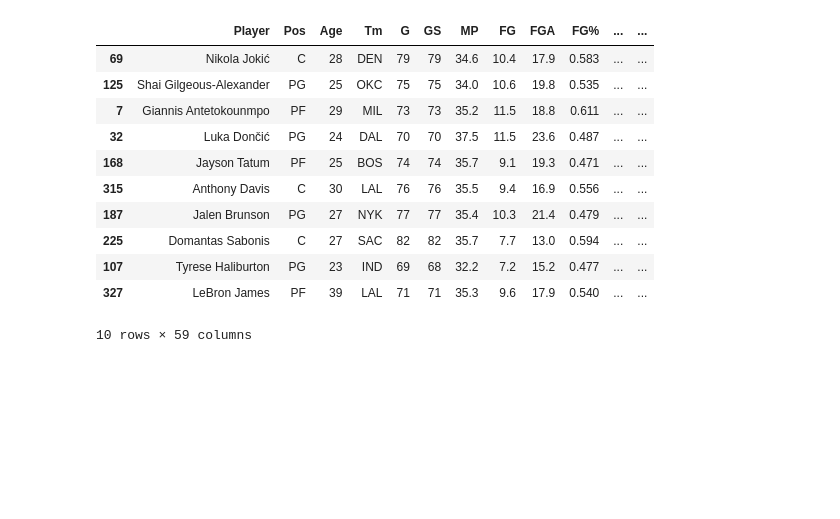
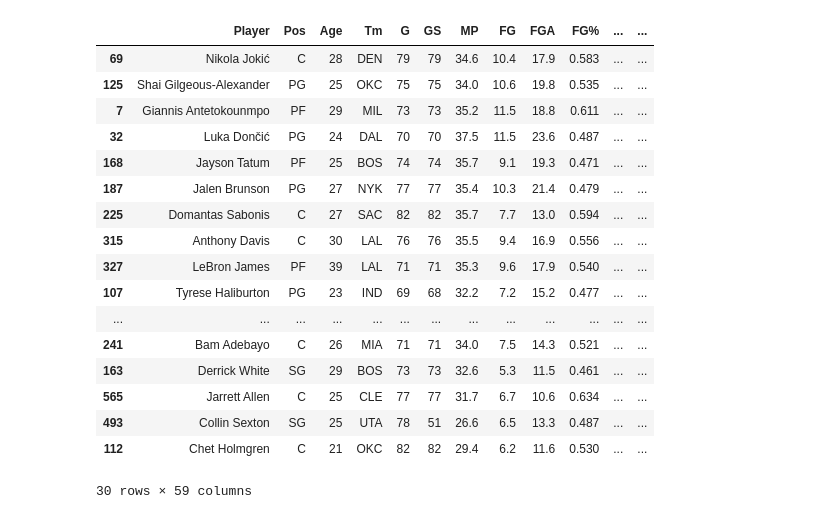
Before and after one commit to Pandabear-67/MVP_Predictor, a Jupyter notebook: MVP_Model.ipynb, the cells around one changed output. Saved outputs shown, nothing was run; the diff lists cells and outputs as text; code cells hidden in the pictures; blank space fills up the shorter version.

```diff
--- a/MVP_Model.ipynb
+++ b/MVP_Model.ipynb
@@ -73,19 +79,25 @@ predicted_winners = pd.DataFrame(predicted_winners, columns=["Predictions"], ind
 combinations_RF = pd.concat([test, predicted_winners], axis = 1)
 combinations_RF = combinations_RF.sort_values("Predictions", ascending = False)
 # %%
-combinations_RF.head(10)
+combinations_RF.head(30)
 # %% [output]
 |  | Player | Pos | Age | Tm | G | GS | MP | FG | FGA | FG% | ... | ... |
 | 69 | Nikola Jokić | C | 28 | DEN | 79 | 79 | 34.6 | 10.4 | 17.9 | 0.583 | ... | ... |
 | 125 | Shai Gilgeous-Alexander | PG | 25 | OKC | 75 | 75 | 34.0 | 10.6 | 19.8 | 0.535 | ... | ... |
 | 7 | Giannis Antetokounmpo | PF | 29 | MIL | 73 | 73 | 35.2 | 11.5 | 18.8 | 0.611 | ... | ... |
 | 32 | Luka Dončić | PG | 24 | DAL | 70 | 70 | 37.5 | 11.5 | 23.6 | 0.487 | ... | ... |
 | 168 | Jayson Tatum | PF | 25 | BOS | 74 | 74 | 35.7 | 9.1 | 19.3 | 0.471 | ... | ... |
-| 315 | Anthony Davis | C | 30 | LAL | 76 | 76 | 35.5 | 9.4 | 16.9 | 0.556 | ... | ... |
 | 187 | Jalen Brunson | PG | 27 | NYK | 77 | 77 | 35.4 | 10.3 | 21.4 | 0.479 | ... | ... |
 | 225 | Domantas Sabonis | C | 27 | SAC | 82 | 82 | 35.7 | 7.7 | 13.0 | 0.594 | ... | ... |
+| 315 | Anthony Davis | C | 30 | LAL | 76 | 76 | 35.5 | 9.4 | 16.9 | 0.556 | ... | ... |
+| 327 | LeBron James | PF | 39 | LAL | 71 | 71 | 35.3 | 9.6 | 17.9 | 0.540 | ... | ... |
 | 107 | Tyrese Haliburton | PG | 23 | IND | 69 | 68 | 32.2 | 7.2 | 15.2 | 0.477 | ... | ... |
-| 327 | LeBron James | PF | 39 | LAL | 71 | 71 | 35.3 | 9.6 | 17.9 | 0.540 | ... | ... |
+| ... | ... | ... | ... | ... | ... | ... | ... | ... | ... | ... | ... | ... |
+| 241 | Bam Adebayo | C | 26 | MIA | 71 | 71 | 34.0 | 7.5 | 14.3 | 0.521 | ... | ... |
+| 163 | Derrick White | SG | 29 | BOS | 73 | 73 | 32.6 | 5.3 | 11.5 | 0.461 | ... | ... |
+| 565 | Jarrett Allen | C | 25 | CLE | 77 | 77 | 31.7 | 6.7 | 10.6 | 0.634 | ... | ... |
+| 493 | Collin Sexton | SG | 25 | UTA | 78 | 51 | 26.6 | 6.5 | 13.3 | 0.487 | ... | ... |
+| 112 | Chet Holmgren | C | 21 | OKC | 82 | 82 | 29.4 | 6.2 | 11.6 | 0.530 | ... | ... |
-10 rows × 59 columns
+30 rows × 59 columns
 # %%
 combinations_RF.head(5).to_csv("RF_predictions.csv")
```
Also changed, not shown: parts of 1 cell of this notebook, 2 other files.
